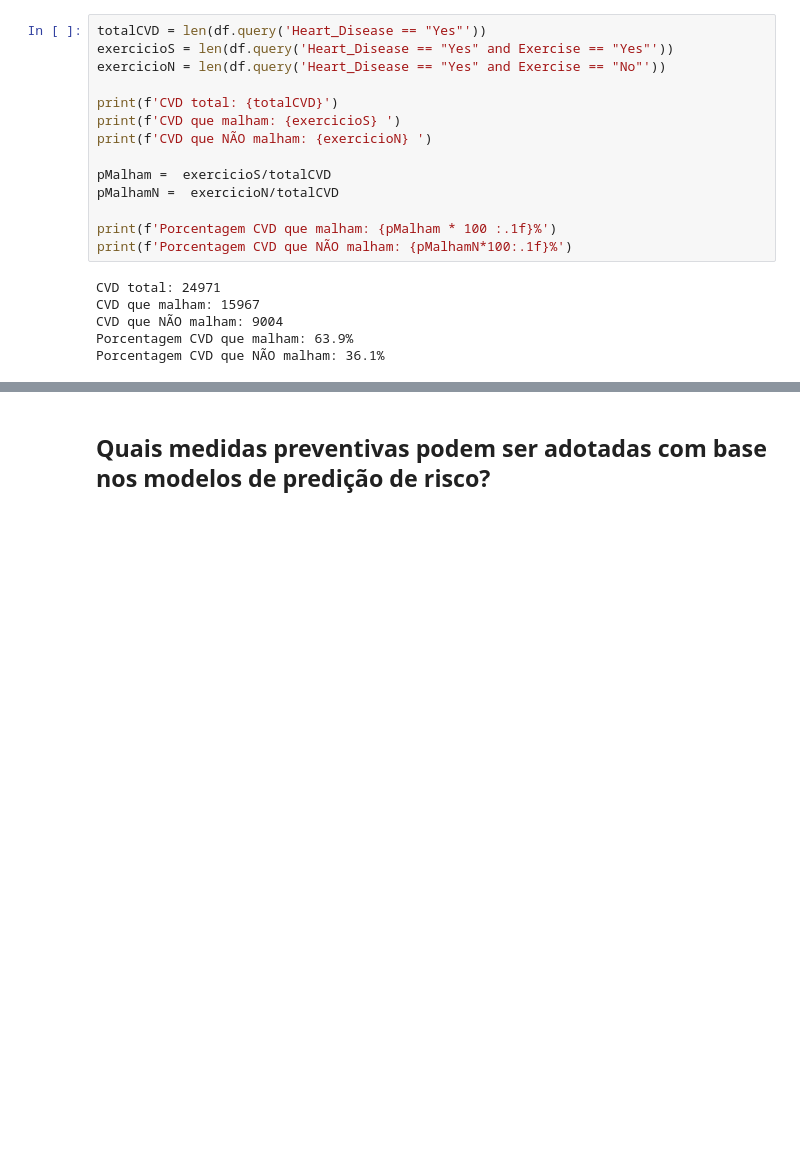
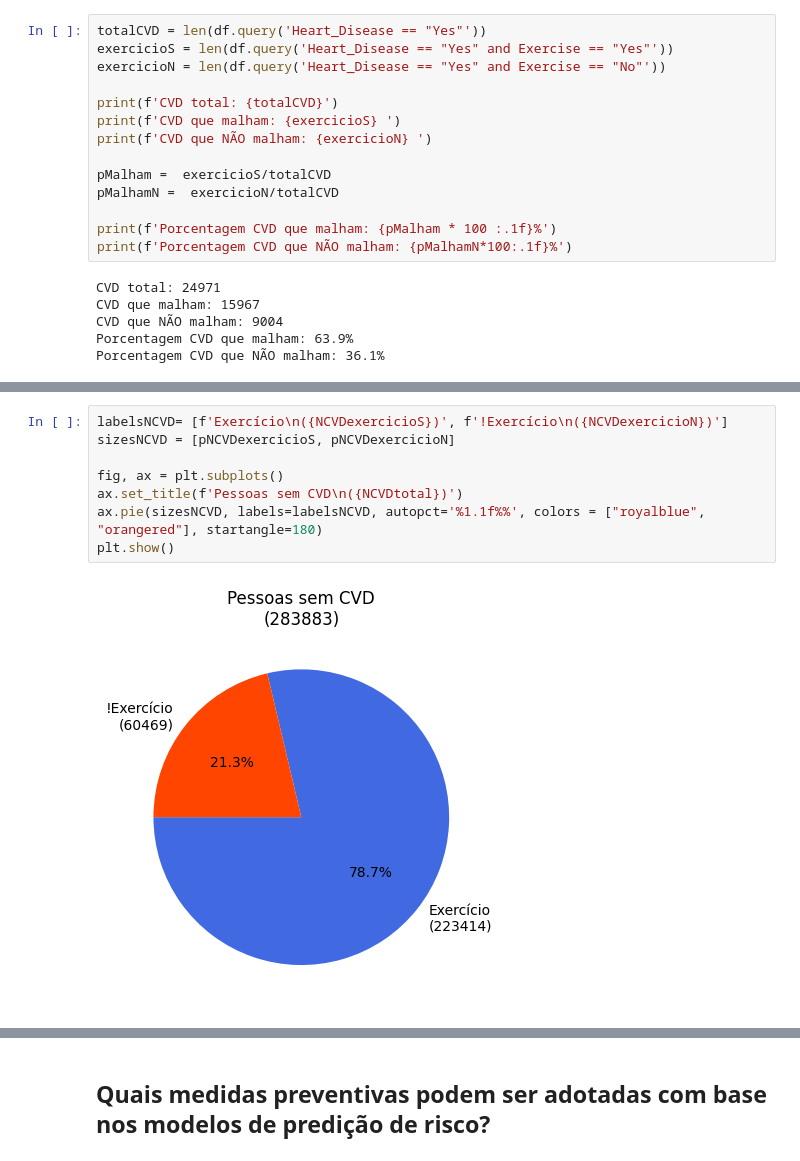
Before and after one commit to PDTCCLF/INF1032, a Jupyter notebook: INF1032_G1.ipynb, the cells around one changed output, grey strips where cells are left out. Drawn from its saved outputs; the diff is of its cells as text; blank space fills up the shorter version.

```diff
--- a/INF1032_G1.ipynb
+++ b/INF1032_G1.ipynb
@@ -295,0 +320,10 @@ plt.show()
+# %%
+labelsNCVD= [f'Exercício\n({NCVDexercicioS})', f'!Exercício\n({NCVDexercicioN})']
+sizesNCVD = [pNCVDexercicioS, pNCVDexercicioN]
+
+fig, ax = plt.subplots()
+ax.set_title(f'Pessoas sem CVD\n({NCVDtotal})')
+ax.pie(sizesNCVD, labels=labelsNCVD, autopct='%1.1f%%', colors = ["royalblue", "orangered"], startangle=180)
+plt.show()
+# %% [output]
+[figure, added]
```
Also changed, not shown: parts of 11 cells of this notebook.
